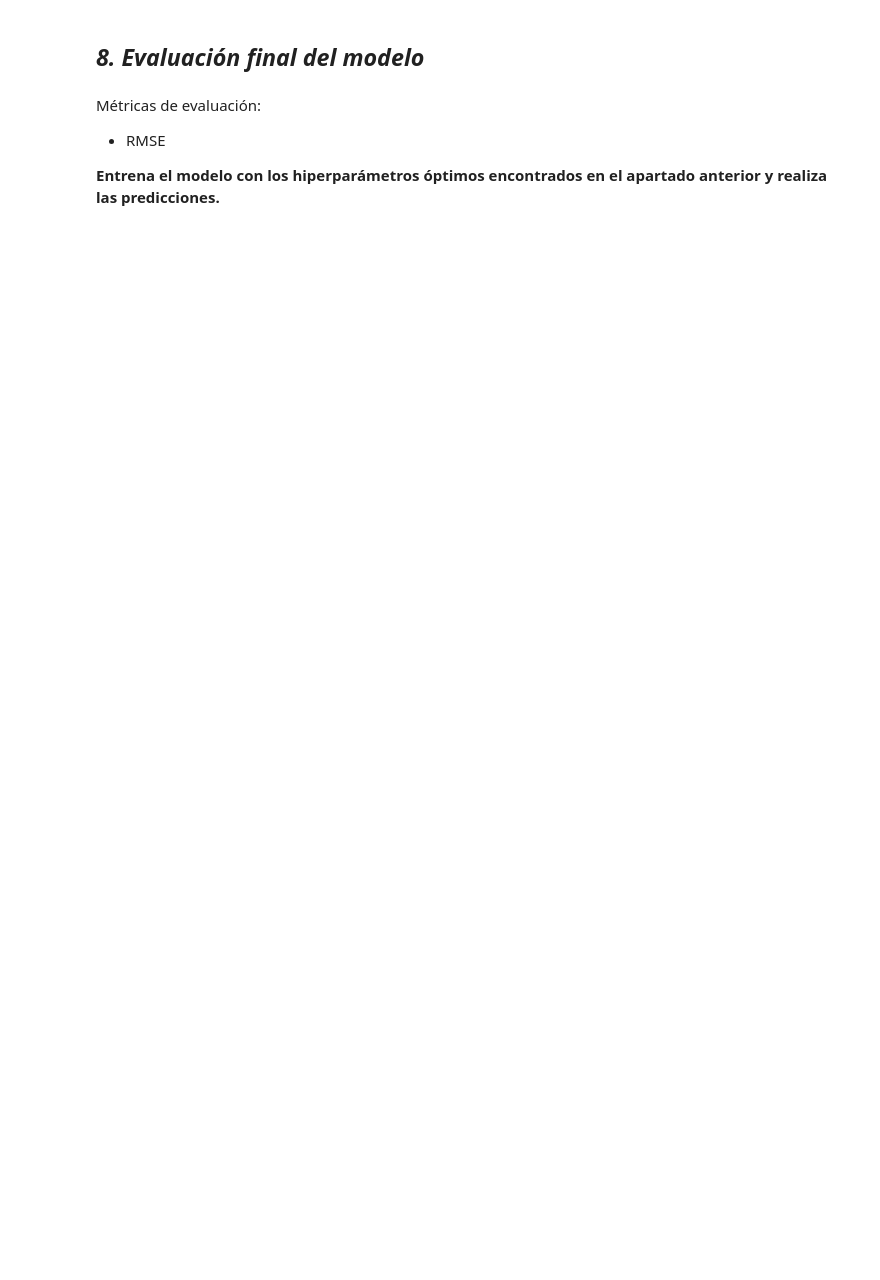
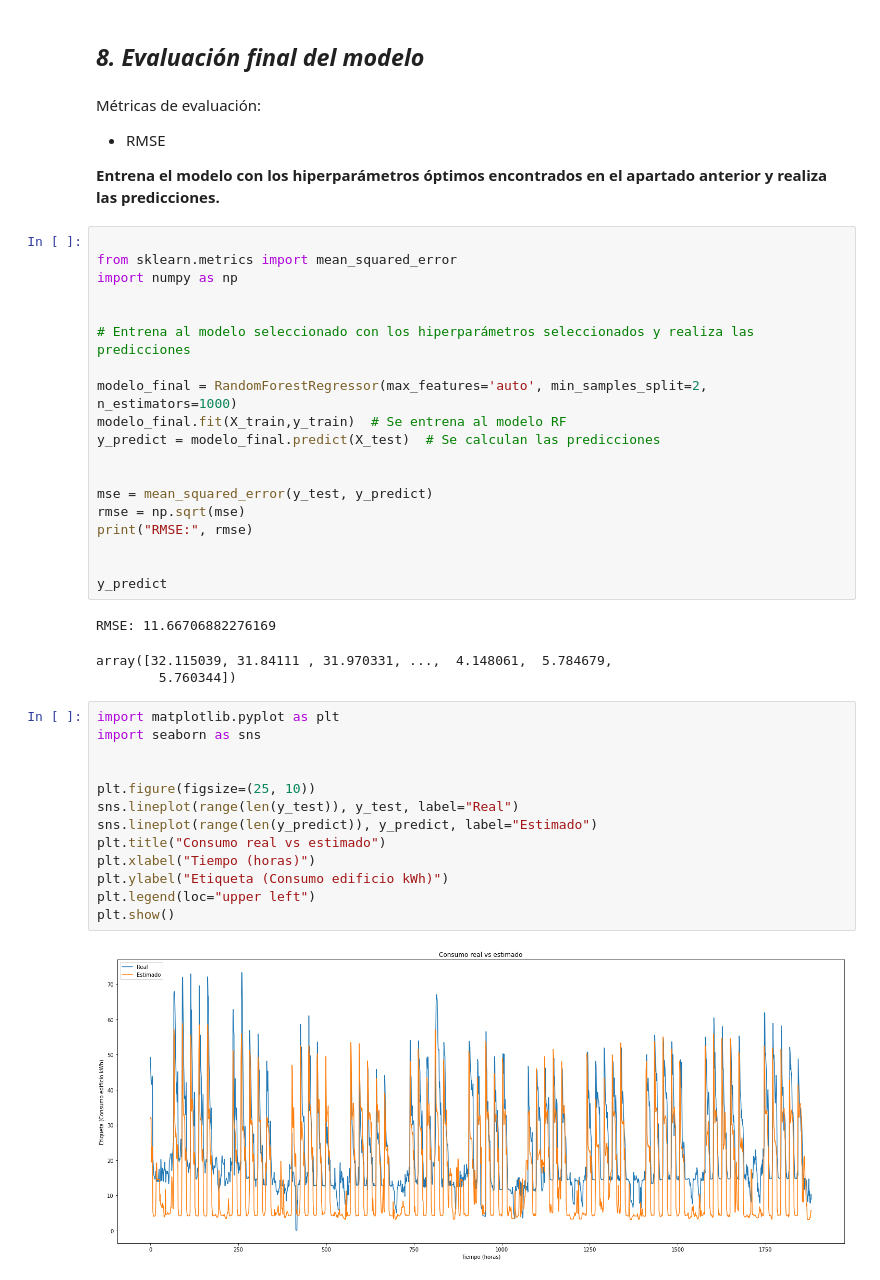
Before and after one commit to sbarja/curso-intro-machine-learning, a Jupyter notebook: EJ2-regresion-consumos-solucion.ipynb, the cells around one changed output. Saved outputs shown, nothing was run; the diff lists cells and outputs as text; blank space fills up the shorter version.

```diff
--- a/EJ2-regresion-consumos-solucion.ipynb
+++ b/EJ2-regresion-consumos-solucion.ipynb
@@ -496,3 +459,41 @@ Métricas de evaluación:
   * RMSE
 
 **Entrena el modelo con los hiperparámetros óptimos encontrados en el apartado anterior y realiza las predicciones.**
+# %%
+
+from sklearn.metrics import mean_squared_error
+import numpy as np
+
+
+# Entrena al modelo seleccionado con los hiperparámetros seleccionados y realiza las predicciones
+
+modelo_final = RandomForestRegressor(max_features='auto', min_samples_split=2,  n_estimators=1000)
+modelo_final.fit(X_train,y_train)  # Se entrena al modelo RF
+y_predict = modelo_final.predict(X_test)  # Se calculan las predicciones
+
+
+mse = mean_squared_error(y_test, y_predict)
+rmse = np.sqrt(mse)
+print("RMSE:", rmse)
+
+
+y_predict
+# %% [output]
+RMSE: 11.66706882276169
+array([32.115039, 31.84111 , 31.970331, ...,  4.148061,  5.784679,
+        5.760344])
+# %%
+import matplotlib.pyplot as plt
+import seaborn as sns
+
+
+plt.figure(figsize=(25, 10))
+sns.lineplot(range(len(y_test)), y_test, label="Real")
+sns.lineplot(range(len(y_predict)), y_predict, label="Estimado")
+plt.title("Consumo real vs estimado")
+plt.xlabel("Tiempo (horas)")
+plt.ylabel("Etiqueta (Consumo edificio kWh)")
+plt.legend(loc="upper left")
+plt.show()
+# %% [output]
+[figure, added]
```
Also changed, not shown: parts of 43 cells of this notebook.
